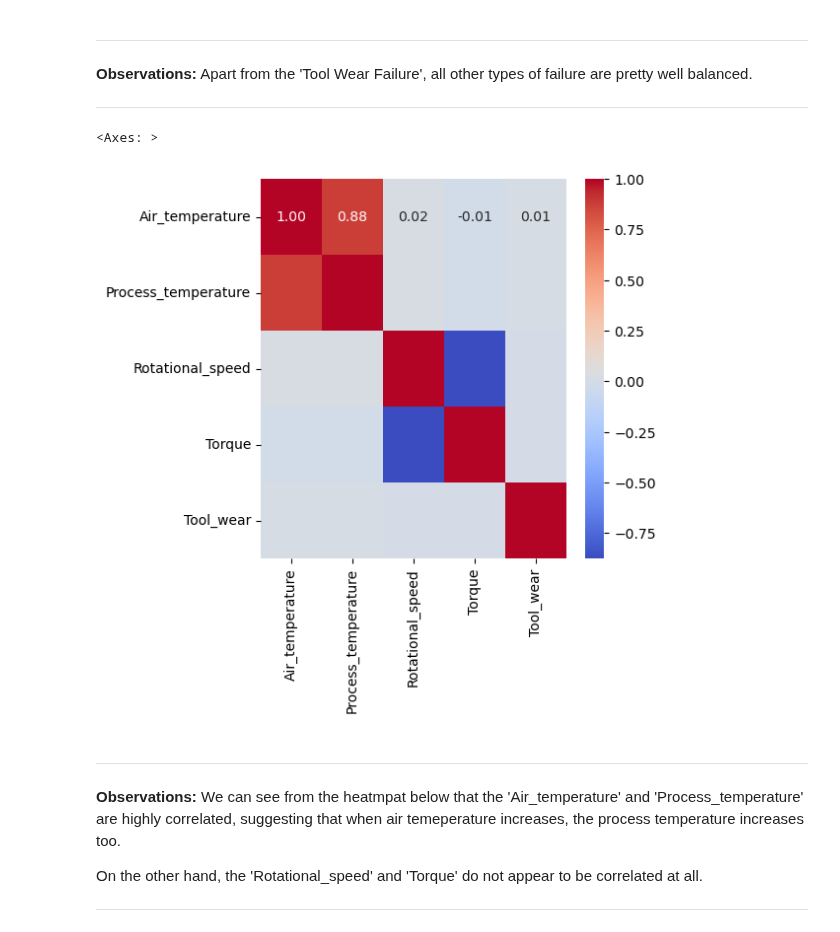
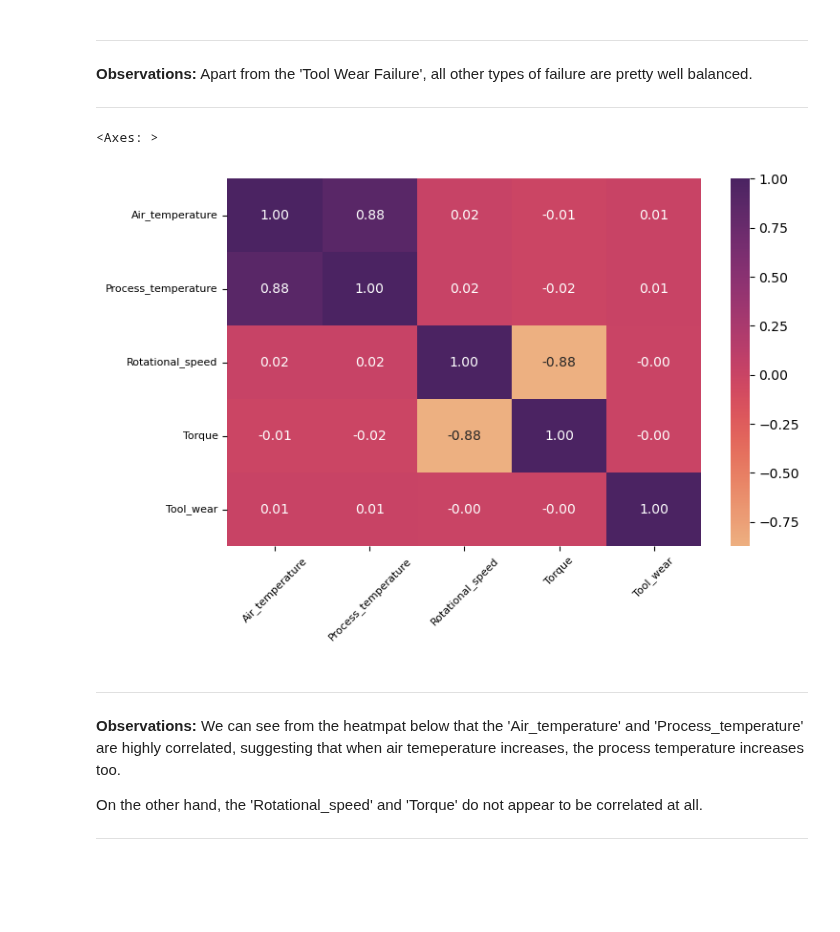
Before and after one commit to julielerudulier/Projects, a Jupyter notebook: Machine Predictive Maintenance Classification/maintenance.ipynb, the cells around one changed output. Saved outputs shown, nothing was run; the diff lists cells and outputs as text; code cells hidden in the pictures; blank space fills up the shorter version.

```diff
--- a/Machine Predictive Maintenance Classification/maintenance.ipynb
+++ b/Machine Predictive Maintenance Classification/maintenance.ipynb
@@ -285,11 +284,13 @@ plt.show()
 # %%
 # Plot correlation of numeric features
 corr = df[numeric_features].corr()
-plt.figure(figsize = (5,5))
-sns.heatmap(corr, annot = True, cmap = "coolwarm", fmt = ".2f")
+plt.figure(figsize = (8, 5))
+plt.xticks(fontsize = 8, rotation = 45)
+plt.yticks(fontsize = 8)
+sns.heatmap(corr, annot = True, cmap = "flare", fmt = ".2f")
 # %% [output]
 <Axes: >
-[figure, old version]
+[figure, new version]
 # %% [markdown]
 ---
 **Observations:** We can see from the heatmpat below that the 'Air_temperature' and 'Process_temperature' are highly correlated, suggesting that when air temeperature increases, the process temperature increases too.
```
Also changed, not shown: parts of 5 cells of this notebook.
